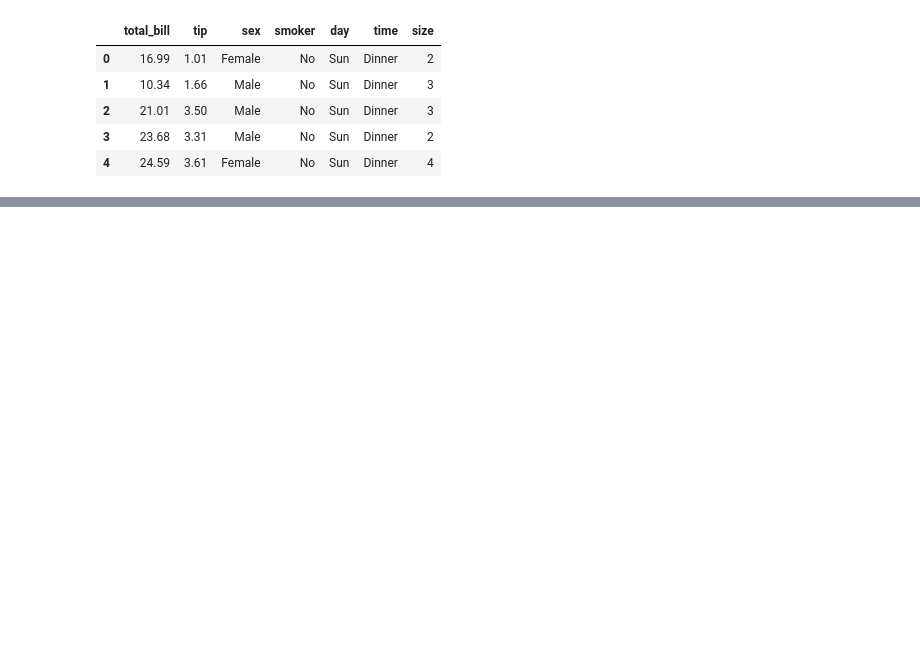
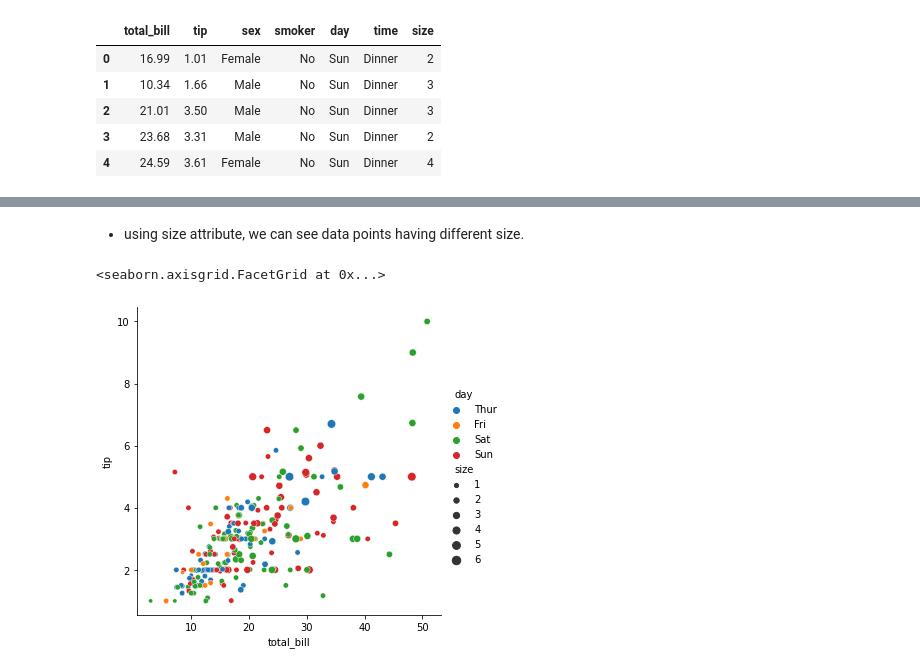
Before and after one commit to coderanandmaurya/seaborn, a Jupyter notebook: seaborn.ipynb, the cells around one changed output, grey strips where cells are left out. Saved outputs shown, nothing was run; the diff lists cells and outputs as text; code cells hidden in the pictures; blank space fills up the shorter version.

```diff
--- a/seaborn.ipynb
+++ b/seaborn.ipynb
@@ -42,0 +72,11 @@ anan'd
+# %% [markdown]
+- using size attribute, we can see data points having different size.
+# %%
+sns.relplot(x="total_bill",
+            y="tip",
+            hue="day",
+            size="size",
+            data=tips)
+# %% [output]
+<seaborn.axisgrid.FacetGrid at 0x...>
+[figure, added]
```
Also changed, not shown: parts of 15 cells of this notebook.
